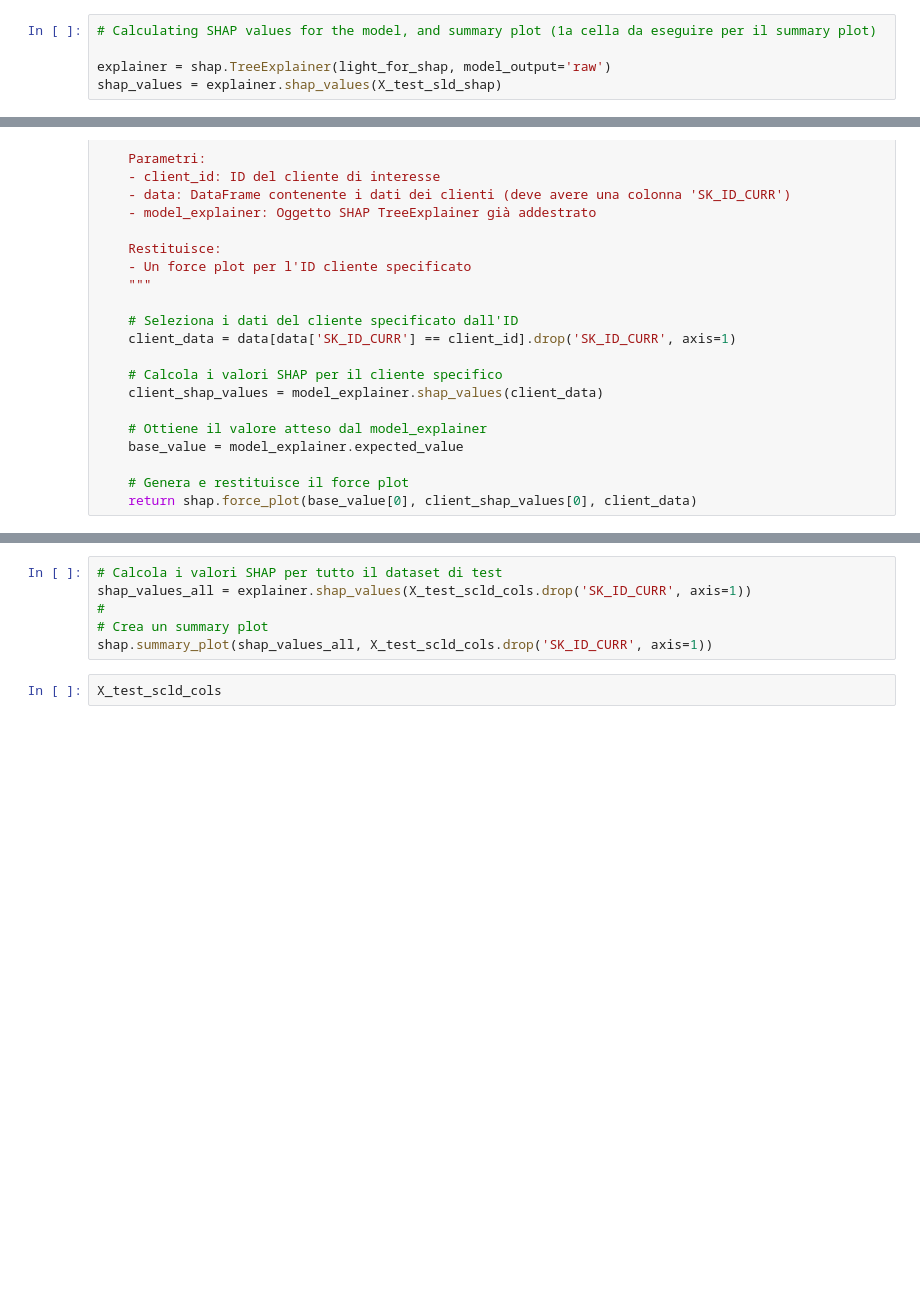
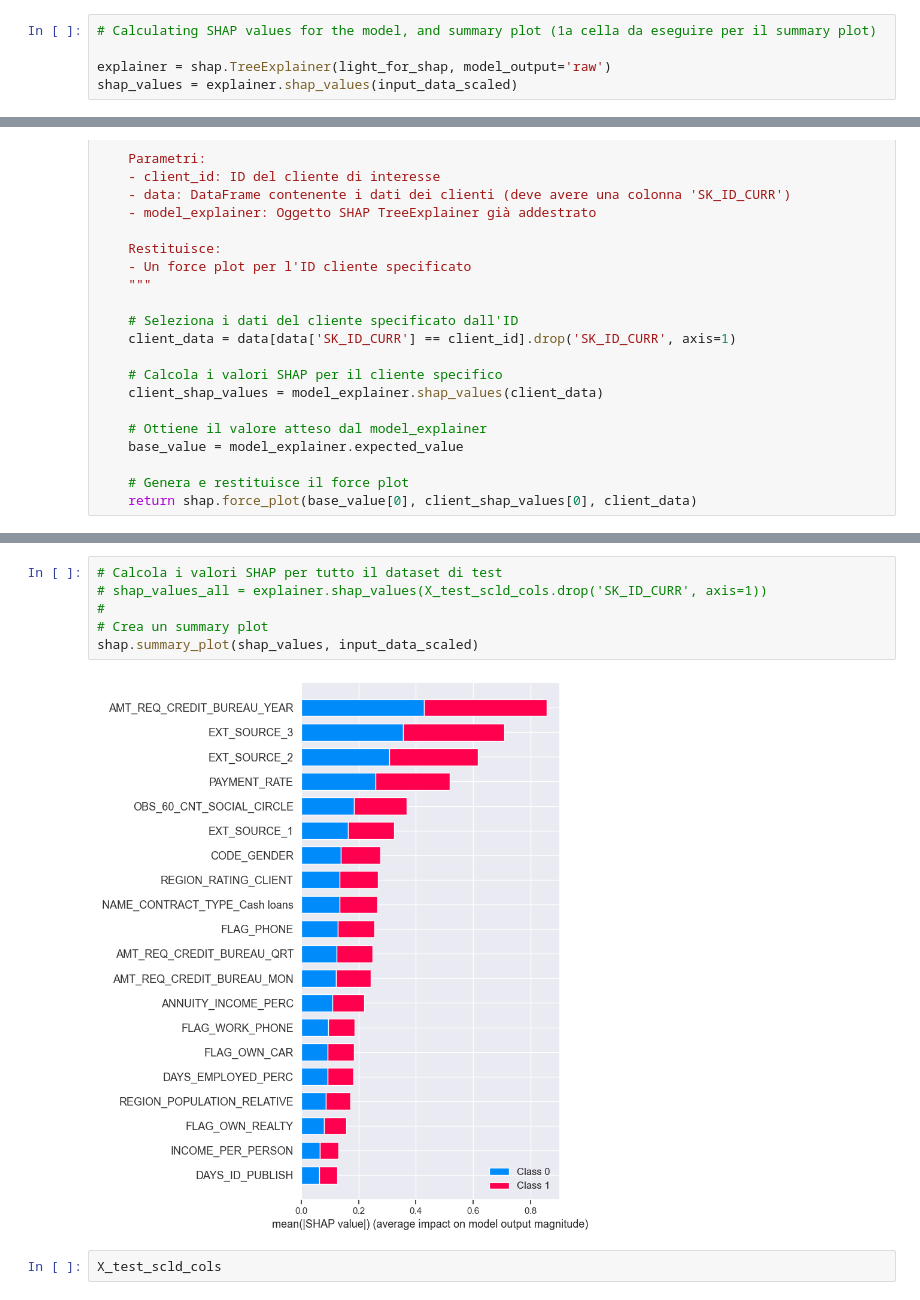
Before and after one commit to SilviaFranze/Project7, a Jupyter notebook: Proj7.ipynb, the cells around one changed output, grey strips where cells are left out. Saved outputs shown, nothing was run; the diff lists cells and outputs as text; blank space fills up the shorter version.

```diff
--- a/Proj7.ipynb
+++ b/Proj7.ipynb
@@ -1273,7 +1414,7 @@ shap.initjs()  # JavaScript plots
 # Calculating SHAP values for the model, and summary plot (1a cella da eseguire per il summary plot)
 
 explainer = shap.TreeExplainer(light_for_shap, model_output='raw')
-shap_values = explainer.shap_values(X_test_sld_shap)
+shap_values = explainer.shap_values(input_data_scaled)
 # %% [output]
 LightGBM binary classifier with TreeExplainer shap values output has changed to a list of ndarray
 # %%
@@ -1312,10 +1453,12 @@ LightGBM binary classifier with TreeExplainer shap values output has changed to
 <shap.plots._force.AdditiveForceVisualizer at 0x...>
 # %%
 # Calcola i valori SHAP per tutto il dataset di test
-shap_values_all = explainer.shap_values(X_test_scld_cols.drop('SK_ID_CURR', axis=1))
+# shap_values_all = explainer.shap_values(X_test_scld_cols.drop('SK_ID_CURR', axis=1))
 #
 # Crea un summary plot
-shap.summary_plot(shap_values_all, X_test_scld_cols.drop('SK_ID_CURR', axis=1))
+shap.summary_plot(shap_values, input_data_scaled)
+# %% [output]
+[figure, added]
 # %%
 X_test_scld_cols
 # %% [output]
```
Also changed, not shown: parts of 37 cells of this notebook, 2 other files.
